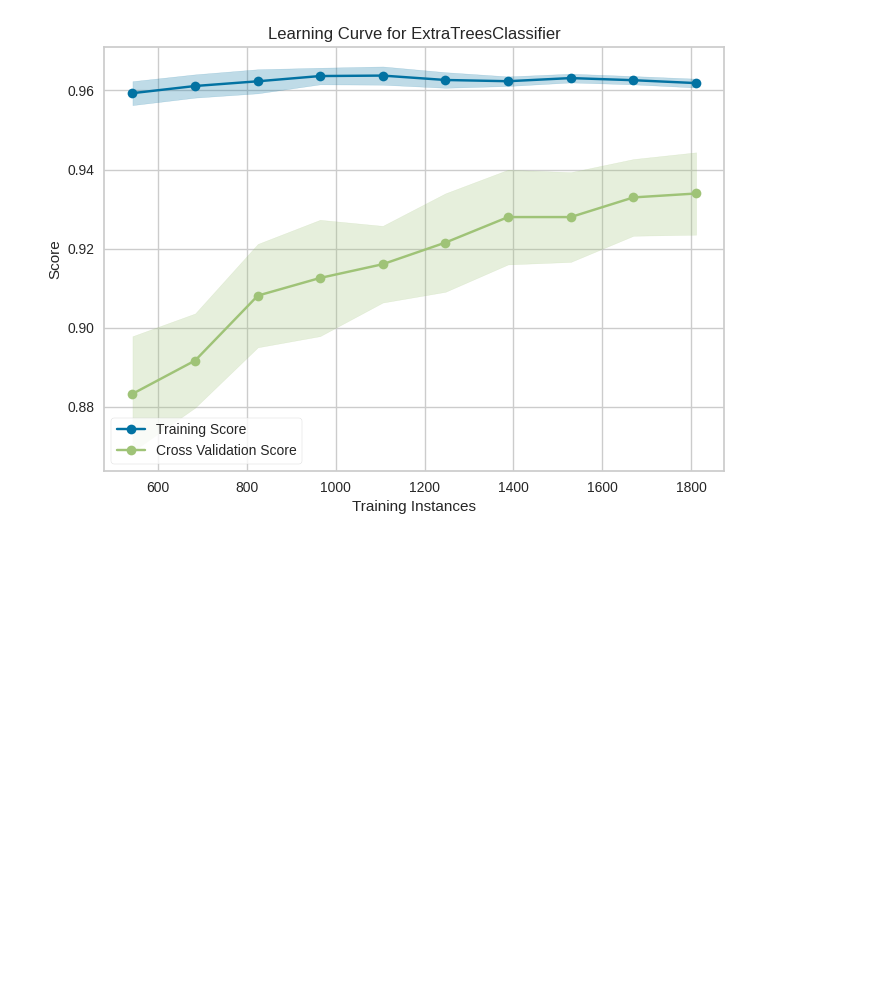
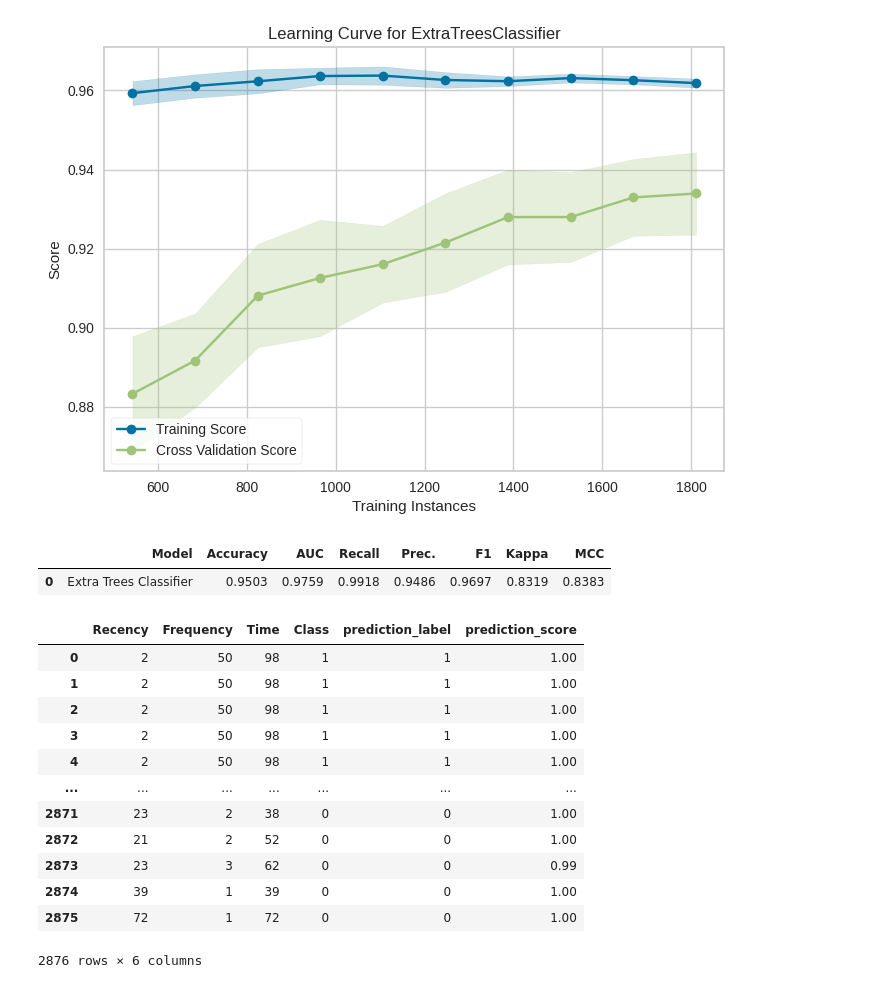
Before and after one commit to InnerShadow/DS, a Jupyter notebook: HW3/Binary_Classification_AutoML.ipynb, the cells around one changed output. Drawn from its saved outputs; the diff is of its cells as text; code cells hidden in the pictures; blank space fills up the shorter version.

```diff
--- a/HW3/Binary_Classification_AutoML.ipynb
+++ b/HW3/Binary_Classification_AutoML.ipynb
@@ -266,3 +266,22 @@ plot_model(best, plot = 'learning')
 # %% [output]
 [interactive output not drawn]
 [figure]
+# %%
+predictions = predict_model(best, data = df)
+predictions
+# %% [output]
+|  | Model | Accuracy | AUC | Recall | Prec. | F1 | Kappa | MCC |
+| 0 | Extra Trees Classifier | 0.9503 | 0.9759 | 0.9918 | 0.9486 | 0.9697 | 0.8319 | 0.8383 |
+|  | Recency | Frequency | Time | Class | prediction_label | prediction_score |
+| 0 | 2 | 50 | 98 | 1 | 1 | 1.00 |
+| 1 | 2 | 50 | 98 | 1 | 1 | 1.00 |
+| 2 | 2 | 50 | 98 | 1 | 1 | 1.00 |
+| 3 | 2 | 50 | 98 | 1 | 1 | 1.00 |
+| 4 | 2 | 50 | 98 | 1 | 1 | 1.00 |
+| ... | ... | ... | ... | ... | ... | ... |
+| 2871 | 23 | 2 | 38 | 0 | 0 | 1.00 |
+| 2872 | 21 | 2 | 52 | 0 | 0 | 1.00 |
+| 2873 | 23 | 3 | 62 | 0 | 0 | 0.99 |
+| 2874 | 39 | 1 | 39 | 0 | 0 | 1.00 |
+| 2875 | 72 | 1 | 72 | 0 | 0 | 1.00 |
+2876 rows × 6 columns
```
Also changed, not shown: 1 other file.
